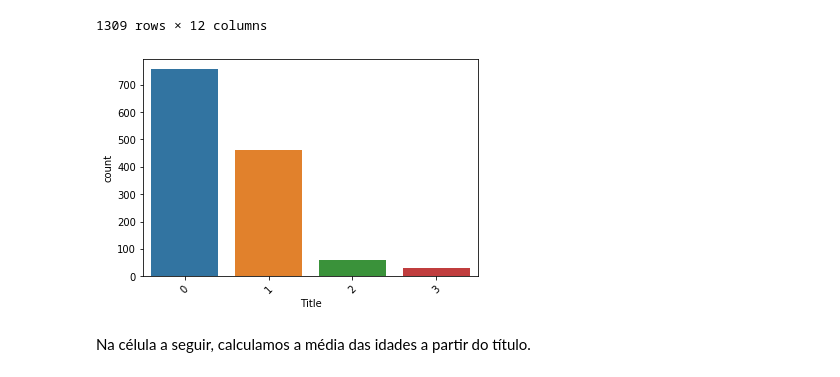
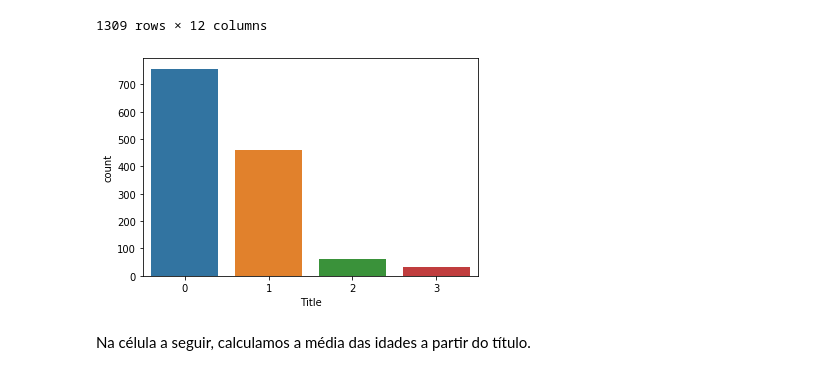
Before and after one commit to diegosilveiracn/titanic_kaggle, a Jupyter notebook: titanic_notebook.ipynb, the cells around one changed output. Saved outputs shown, nothing was run; the diff lists cells and outputs as text; code cells hidden in the pictures.

```diff
--- a/titanic_notebook.ipynb
+++ b/titanic_notebook.ipynb
@@ -303,9 +303,8 @@ df
 1309 rows × 12 columns
 # %%
 g = sns.countplot(x="Title",data=df)
-g = plt.setp(g.get_xticklabels(),rotation=45)
 # %% [output]
-[figure, old version]
+[figure, new version]
 # %% [markdown]
 Na célula a seguir, calculamos a média das idades a partir do título.
 # %%
```
Also changed, not shown: parts of 5 cells of this notebook.
